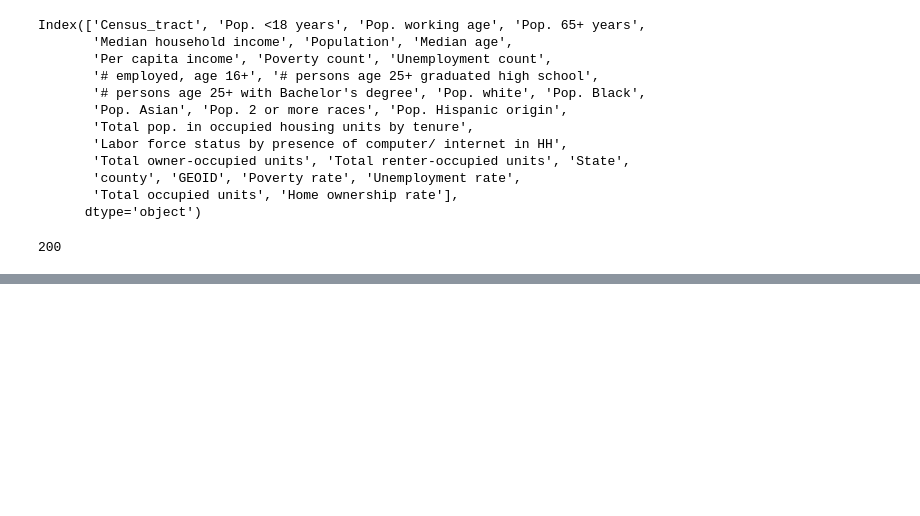
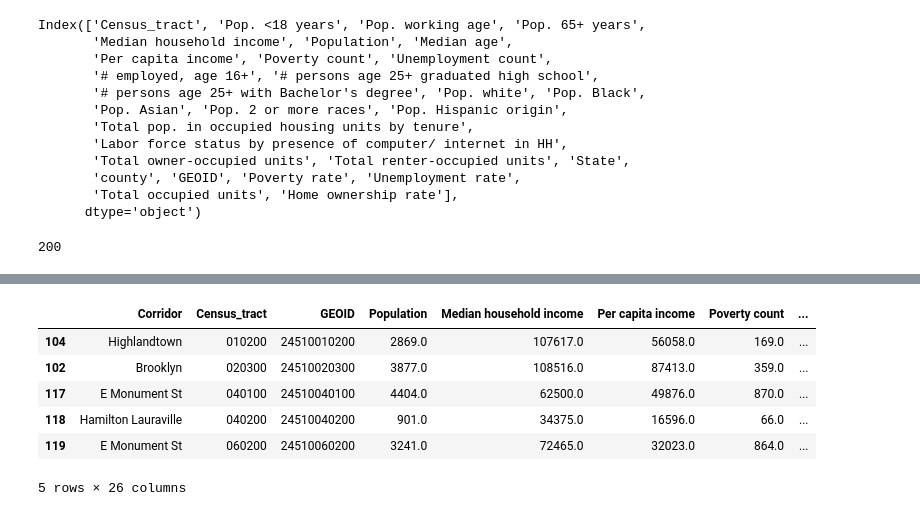
Before and after one commit to Jenkir/Land_Use_Commitee_CC_Analysis, a Jupyter notebook: corridors_census_2016.ipynb, the cells around one changed output, grey strips where cells are left out. Saved outputs shown, nothing was run; the diff lists cells and outputs as text; code cells hidden in the pictures; blank space fills up the shorter version.

```diff
--- a/corridors_census_2016.ipynb
+++ b/corridors_census_2016.ipynb
@@ -588,0 +707,11 @@ census_2016_FINAL
+# %%
+census_2016_formatted = census_2016_FINAL
+census_2016_formatted.head()
+# %% [output]
+|  | Corridor | Census_tract | GEOID | Population | Median household income | Per capita income | Poverty count | ... |
+| 104 | Highlandtown | 010200 | 24510010200 | 2869.0 | 107617.0 | 56058.0 | 169.0 | ... |
+| 102 | Brooklyn | 020300 | 24510020300 | 3877.0 | 108516.0 | 87413.0 | 359.0 | ... |
+| 117 | E Monument St | 040100 | 24510040100 | 4404.0 | 62500.0 | 49876.0 | 870.0 | ... |
+| 118 | Hamilton Lauraville | 040200 | 24510040200 | 901.0 | 34375.0 | 16596.0 | 66.0 | ... |
+| 119 | E Monument St | 060200 | 24510060200 | 3241.0 | 72465.0 | 32023.0 | 864.0 | ... |
+5 rows × 26 columns
```
Also changed, not shown: parts of 15 cells of this notebook, 8 other files.
